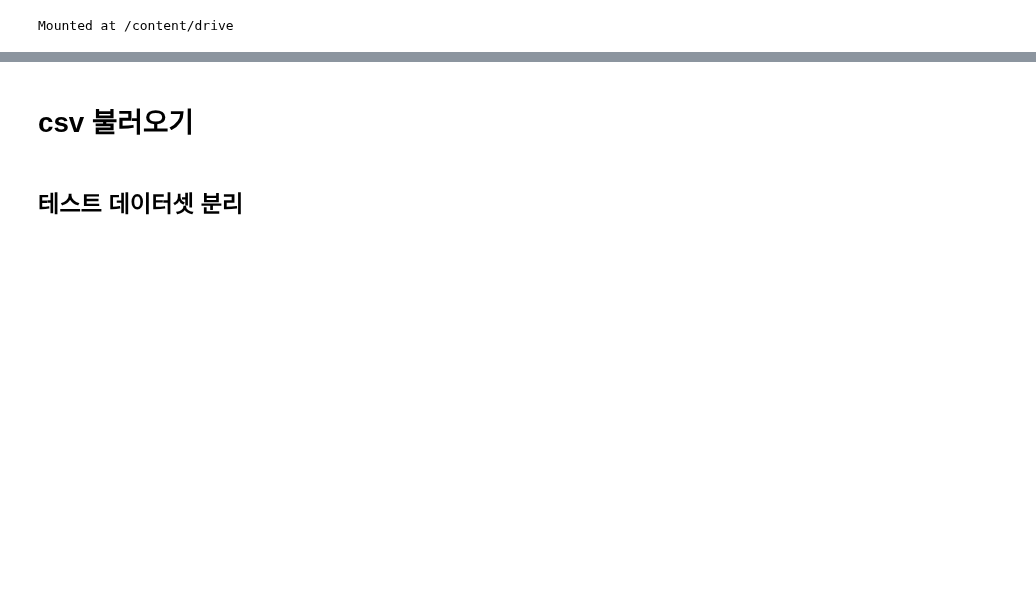
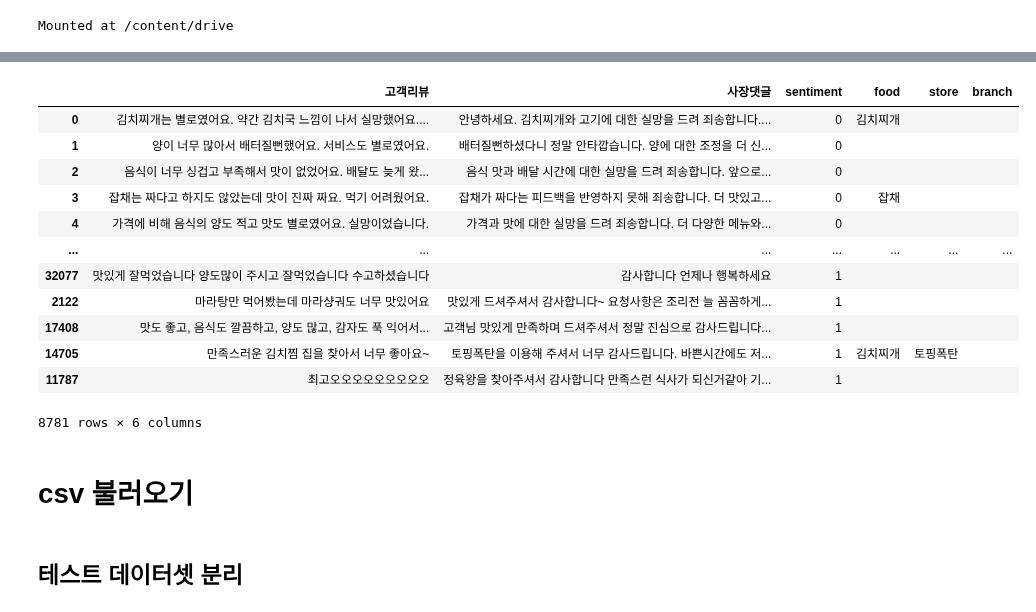
Before and after one commit to swoo-nam/BootCamp_project_final, a Jupyter notebook: 이소현_서비스2_모델링2.ipynb, the cells around one changed output, grey strips where cells are left out. Cells and saved outputs as stored; diff of their text form; code cells hidden in the pictures; blank space fills up the shorter version.

```diff
--- a/이소현_서비스2_모델링2.ipynb
+++ b/이소현_서비스2_모델링2.ipynb
@@ -35,0 +48,5 @@ device
+# %%
+gpt.columns = ['고객리뷰','사장댓글','sentiment','food','store','branch']
+# %%
+tmp = pd.read_csv(f"{DATA_PATH}train+sentiment_0913.csv")
+tmp.head()
@@ -36,3 +60,25 @@ device
+# %%
+tmp = tmp.loc[tmp.sentiment == 1]
+tmp = tmp.sample(frac=1, random_state=SEED)
+# %%
+tmp = tmp[:4400]
+# %%
+df = pd.concat([gpt,tmp], axis=0)
+df
+# %% [output]
+|  | 고객리뷰 | 사장댓글 | sentiment | food | store | branch |
+| 0 | 김치찌개는 별로였어요. 약간 김치국 느낌이 나서 실망했어요.... | 안녕하세요. 김치찌개와 고기에 대한 실망을 드려 죄송합니다.... | 0 | 김치찌개 |  |  |
+| 1 | 양이 너무 많아서 배터질뻔했어요. 서비스도 별로였어요. | 배터질뻔하셨다니 정말 안타깝습니다. 양에 대한 조정을 더 신... | 0 |  |  |  |
+| 2 | 음식이 너무 싱겁고 부족해서 맛이 없었어요. 배달도 늦게 왔... | 음식 맛과 배달 시간에 대한 실망을 드려 죄송합니다. 앞으로... | 0 |  |  |  |
+| 3 | 잡채는 짜다고 하지도 않았는데 맛이 진짜 짜요. 먹기 어려웠어요. | 잡채가 짜다는 피드백을 반영하지 못해 죄송합니다. 더 맛있고... | 0 | 잡채 |  |  |
+| 4 | 가격에 비해 음식의 양도 적고 맛도 별로였어요. 실망이었습니다. | 가격과 맛에 대한 실망을 드려 죄송합니다. 더 다양한 메뉴와... | 0 |  |  |  |
+| ... | ... | ... | ... | ... | ... | ... |
+| 32077 | 맛있게 잘먹었습니다 양도많이 주시고 잘먹었습니다 수고하셨습니다 | 감사합니다 언제나 행복하세요 | 1 |  |  |  |
+| 2122 | 마라탕만 먹어봤는데 마라샹궈도 너무 맛있어요 | 맛있게 드셔주셔서 감사합니다~ 요청사항은 조리전 늘 꼼꼼하게... | 1 |  |  |  |
+| 17408 | 맛도 좋고, 음식도 깔끔하고, 양도 많고, 감자도 푹 익어서... | 고객님 맛있게 만족하며 드셔주셔서 정말 진심으로 감사드립니다... | 1 |  |  |  |
+| 14705 | 만족스러운 김치찜 집을 찾아서 너무 좋아요~ | 토핑폭탄을 이용해 주셔서 너무 감사드립니다. 바쁜시간에도 저... | 1 | 김치찌개 | 토핑폭탄 |  |
+| 11787 | 최고오오오오오오오오오 | 정육왕을 찾아주셔서 감사합니다 만족스런 식사가 되신거같아 기... | 1 |  |  |  |
+8781 rows × 6 columns
 # %% [markdown]
 # csv 불러오기
 # %% [markdown]
```
Also changed, not shown: parts of 27 cells of this notebook.
